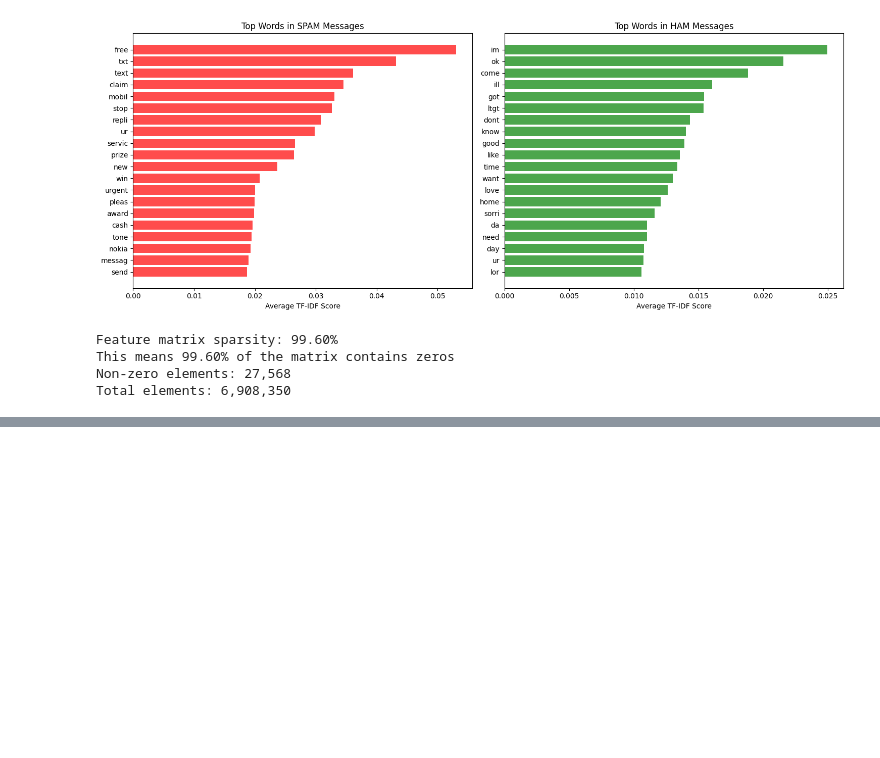
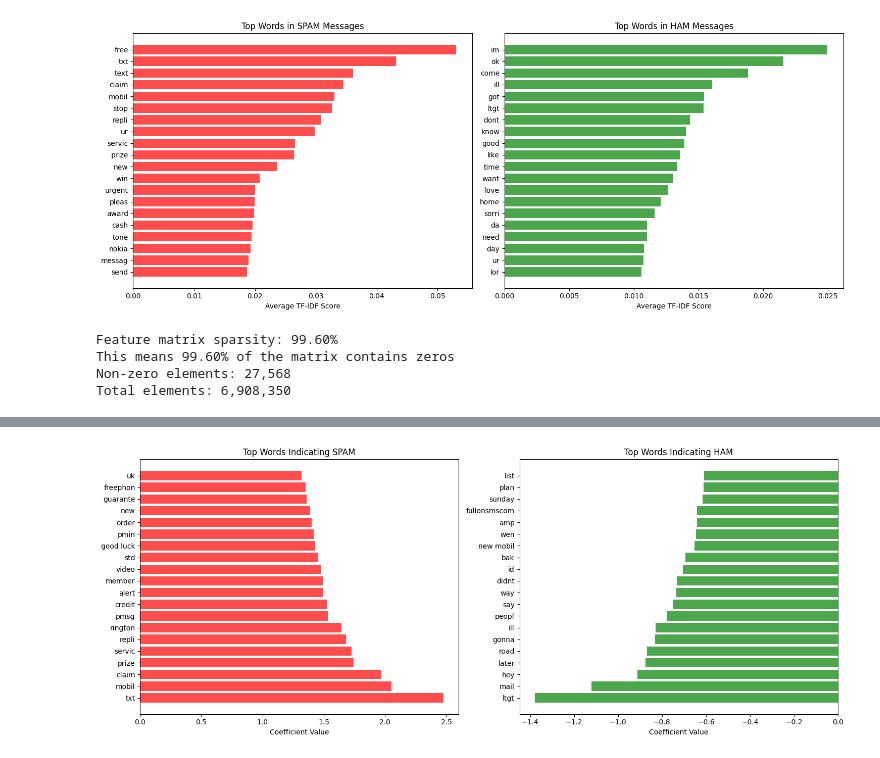
Before and after one commit to LiLAlien28/Arch_Tech_internship, a Jupyter notebook: Task1_Email_Spam_Classification.ipynb, the cells around one changed output, grey strips where cells are left out. Saved outputs shown, nothing was run; the diff lists cells and outputs as text; code cells hidden in the pictures; blank space fills up the shorter version.

```diff
--- a/Task1_Email_Spam_Classification.ipynb
+++ b/Task1_Email_Spam_Classification.ipynb
@@ -381,0 +653,54 @@ Total elements: 6,908,350
+# %%
+# Get feature importance if available
+if hasattr(best_model, 'coef_'):
+    # For linear models
+    feature_importance = best_model.coef_[0]
+    feature_names = tfidf_vectorizer.get_feature_names_out()
+
+    # Get top positive (spam-indicating) and negative (ham-indicating) features
+    top_positive_idx = feature_importance.argsort()[-20:][::-1]
+    top_negative_idx = feature_importance.argsort()[:20]
+
+    top_spam_words = [(feature_names[i], feature_importance[i]) for i in top_positive_idx]
+    top_ham_words = [(feature_names[i], feature_importance[i]) for i in top_negative_idx]
+
+    # Plot
+    fig, axes = plt.subplots(1, 2, figsize=(15, 6))
+
+    # Spam words
+    words_spam, scores_spam = zip(*top_spam_words)
+    axes[0].barh(words_spam, scores_spam, color='red', alpha=0.7)
+    axes[0].set_xlabel('Coefficient Value')
+    axes[0].set_title('Top Words Indicating SPAM')
+    axes[0].axvline(x=0, color='black', linestyle='-', linewidth=0.5)
+
+    # Ham words
+    words_ham, scores_ham = zip(*top_ham_words)
+    axes[1].barh(words_ham, scores_ham, color='green', alpha=0.7)
+    axes[1].set_xlabel('Coefficient Value')
+    axes[1].set_title('Top Words Indicating HAM')
+    axes[1].axvline(x=0, color='black', linestyle='-', linewidth=0.5)
+
+    plt.tight_layout()
+    plt.show()
+
+elif hasattr(best_model, 'feature_importances_'):
+    # For tree-based models
+    feature_importance = best_model.feature_importances_
+    feature_names = tfidf_vectorizer.get_feature_names_out()
+
+    # Get top features
+    top_idx = feature_importance.argsort()[-20:][::-1]
+    top_features = [(feature_names[i], feature_importance[i]) for i in top_idx]
+
+    # Plot
+    words, scores = zip(*top_features)
+    plt.figure(figsize=(10, 8))
+    plt.barh(words, scores, color='purple', alpha=0.7)
+    plt.xlabel('Feature Importance')
+    plt.title('Top 20 Most Important Features for Spam Detection')
+    plt.gca().invert_yaxis()
+    plt.tight_layout()
+    plt.show()
+# %% [output]
+[figure, added]
```
Also changed, not shown: parts of 8 cells of this notebook.
